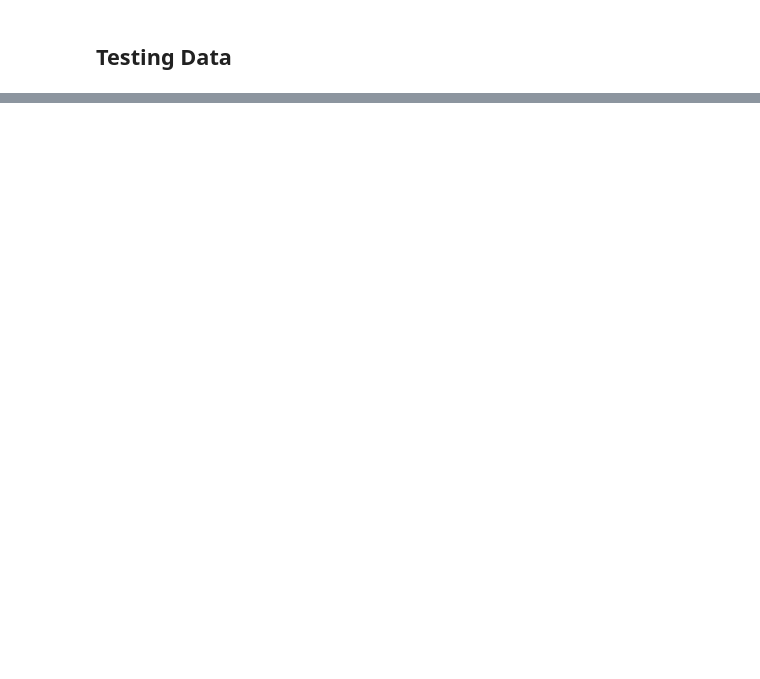
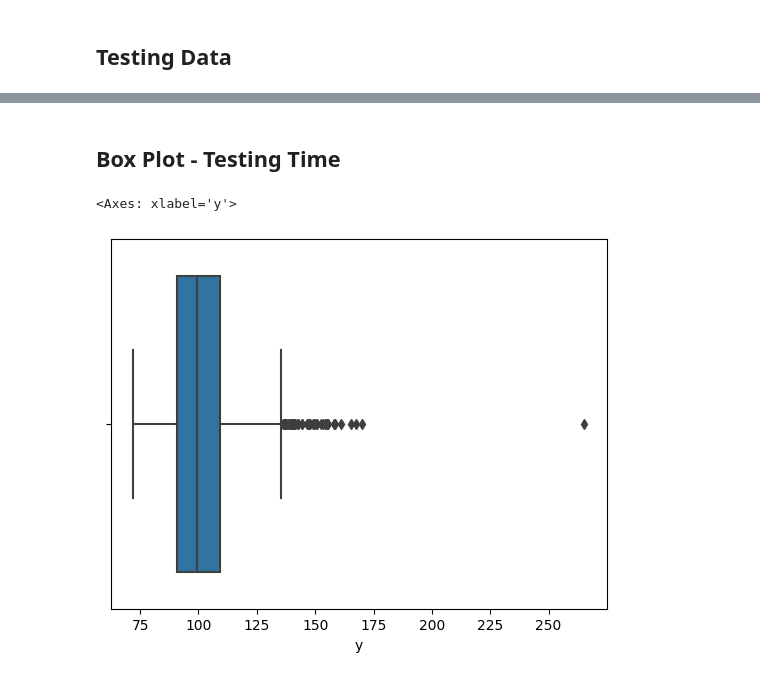
Before and after one commit to akshayyewle/Machine-Learning, a Jupyter notebook: 01 Mercedes Benz Greener Manufacturing/Project File R00.ipynb, the cells around one changed output, grey strips where cells are left out. Saved outputs shown, nothing was run; the diff lists cells and outputs as text; code cells hidden in the pictures; blank space fills up the shorter version.

```diff
--- a/01 Mercedes Benz Greener Manufacturing/Project File R00.ipynb
+++ b/01 Mercedes Benz Greener Manufacturing/Project File R00.ipynb
@@ -118,0 +262,7 @@ Index(['ID', 'y', 'X0', 'X1', 'X2', 'X3', 'X4', 'X5', 'X6', 'X8',
+# %% [markdown]
+## **Box Plot - Testing Time**
+# %%
+sns.boxplot(train,x='y')
+# %% [output]
+<Axes: xlabel='y'>
+[figure, added]
```
Also changed, not shown: parts of 82 cells of this notebook.
